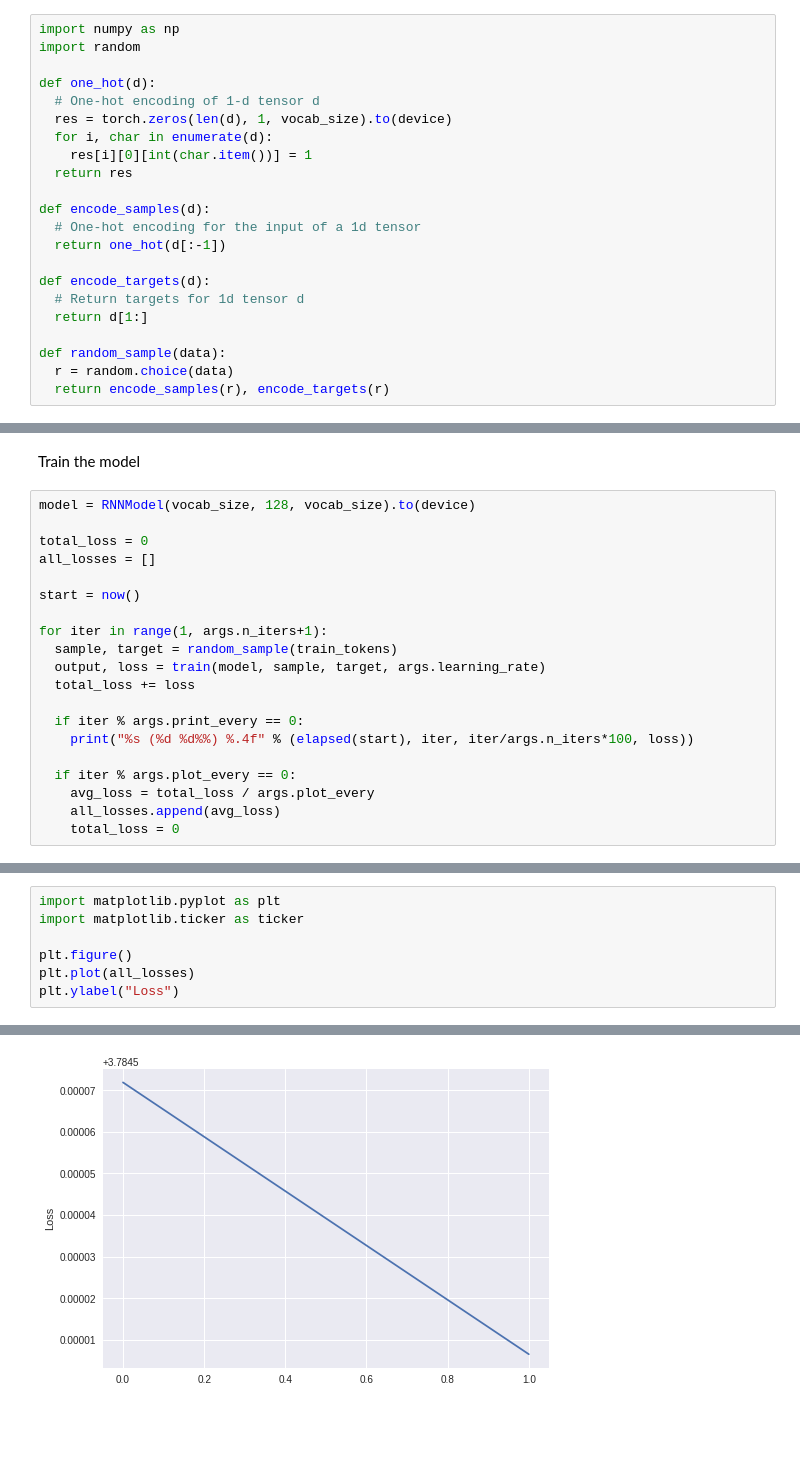
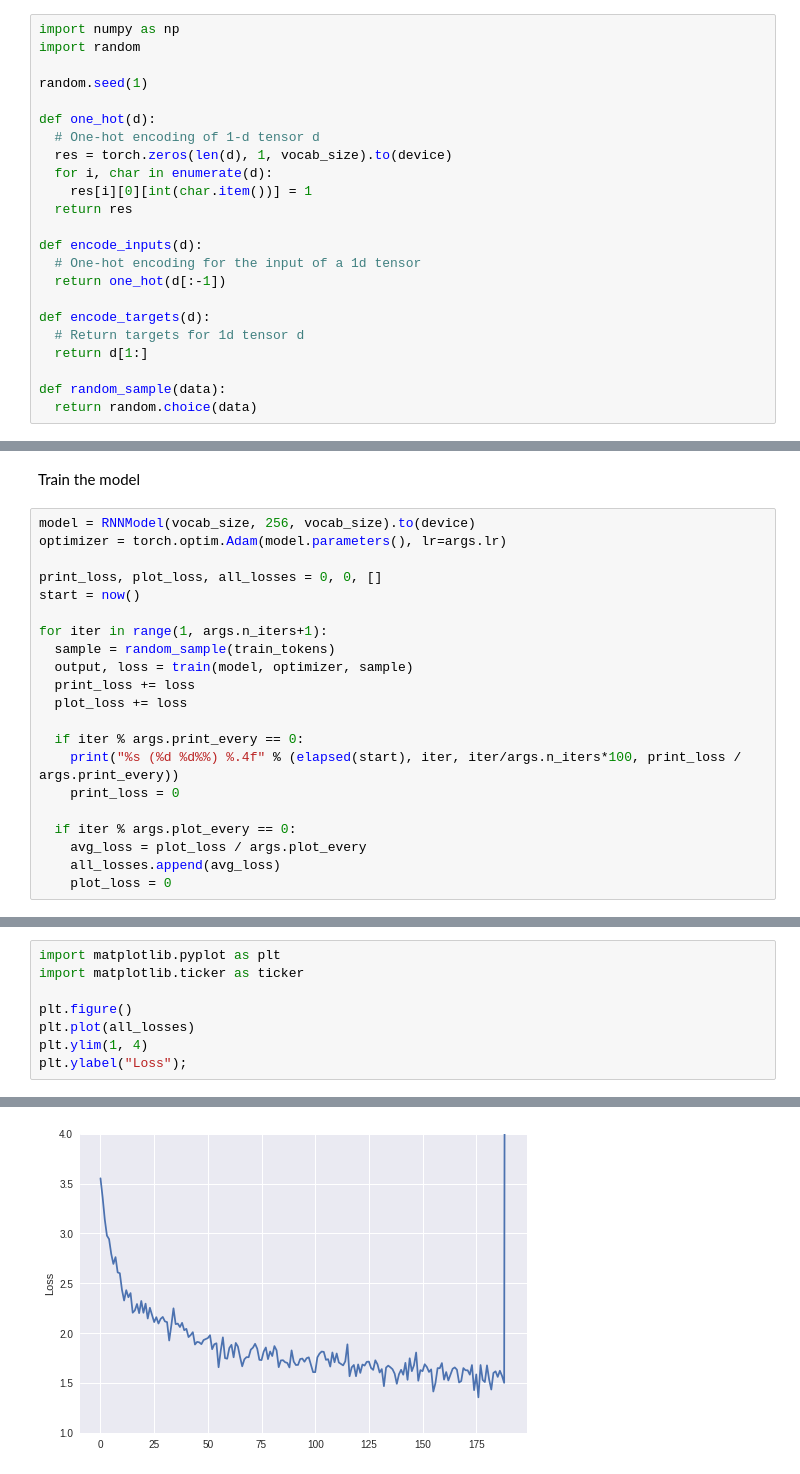
Before and after one commit to kdhageman/phishing_generator, a Jupyter notebook: phishing_domain_generator.ipynb, the cells around one changed output, grey strips where cells are left out. Saved outputs shown, nothing was run; the diff lists cells and outputs as text; blank space fills up the shorter version.

Commit message:
Use Adam optimizer and add generation code

```diff
--- a/phishing_domain_generator.ipynb
+++ b/phishing_domain_generator.ipynb
@@ -95,6 +105,8 @@ Some helper functions
 # %%
 import numpy as np
 import random
+
+random.seed(1)
 
 def one_hot(d):
   # One-hot encoding of 1-d tensor d
@@ -103,7 +115,7 @@ def one_hot(d):
     res[i][0][int(char.item())] = 1
   return res
 
-def encode_samples(d):
+def encode_inputs(d):
   # One-hot encoding for the input of a 1d tensor
   return one_hot(d[:-1])
 
@@ -112,8 +124,7 @@ def encode_targets(d):
   return d[1:]
 
 def random_sample(data):
-  r = random.choice(data)
-  return encode_samples(r), encode_targets(r)
+  return random.choice(data)
 # %% [markdown]
 Define model
 # %%
@@ -188,22 +195,23 @@ def now():
 # %% [markdown]
 Train the model
 # %%
-model = RNNModel(vocab_size, 128, vocab_size).to(device)
+model = RNNModel(vocab_size, 256, vocab_size).to(device)
+optimizer = torch.optim.Adam(model.parameters(), lr=args.lr)
 
-total_loss = 0
-all_losses = []
-
+print_loss, plot_loss, all_losses = 0, 0, []
 start = now()
 
 for iter in range(1, args.n_iters+1):
-  sample, target = random_sample(train_tokens)
-  output, loss = train(model, sample, target, args.learning_rate)
-  total_loss += loss
+  sample = random_sample(train_tokens)
+  output, loss = train(model, optimizer, sample)
+  print_loss += loss
+  plot_loss += loss
 
   if iter % args.print_every == 0:
-    print("%s (%d %d%%) %.4f" % (elapsed(start), iter, iter/args.n_iters*100, loss))
+    print("%s (%d %d%%) %.4f" % (elapsed(start), iter, iter/args.n_iters*100, print_loss / args.print_every))
+    print_loss = 0
 
   if iter % args.plot_every == 0:
-    avg_loss = total_loss / args.plot_every
+    avg_loss = plot_loss / args.plot_every
     all_losses.append(avg_loss)
-    total_loss = 0
+    plot_loss = 0
@@ -224,5 +221,6 @@ import matplotlib.ticker as ticker
 
 plt.figure()
 plt.plot(all_losses)
-plt.ylabel("Loss")
+plt.ylim(1, 4)
+plt.ylabel("Loss");
 # %% [output]
@@ -230 +227 @@ Text(0,0.5,'Loss')
-[figure, old version]
+[figure, new version]
```
Also changed, not shown: parts of 9 cells of this notebook.
